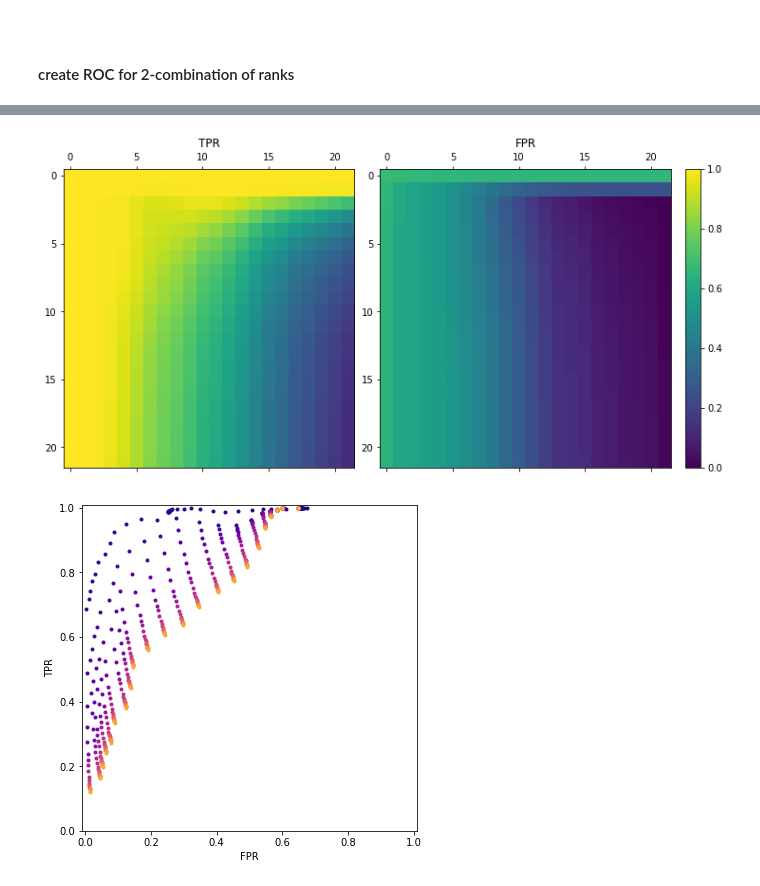
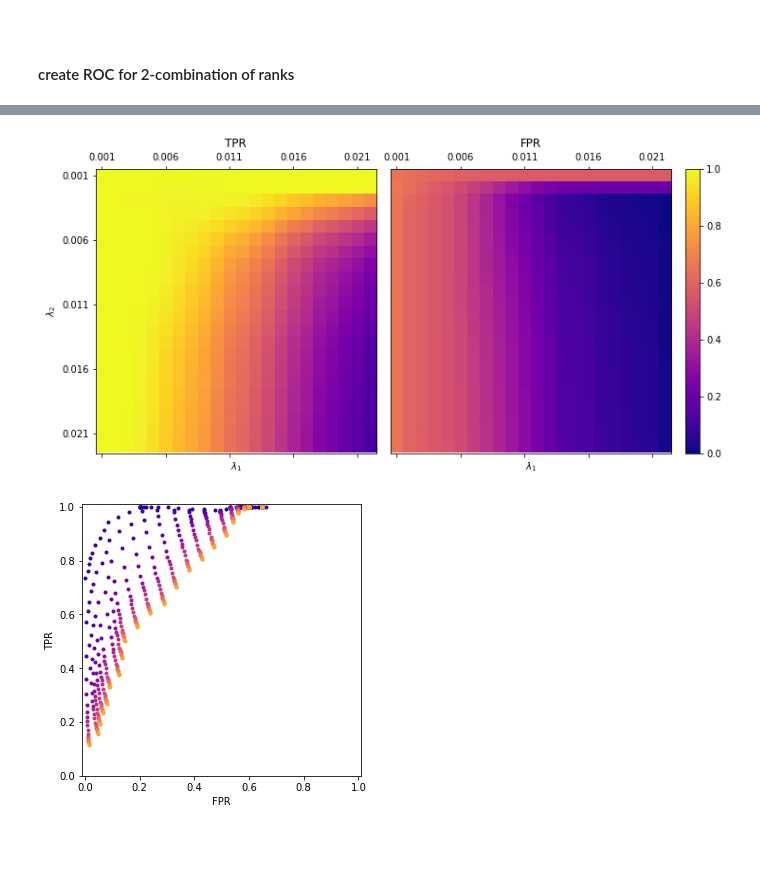
Before and after one commit to baronefr/rhavok-analysis, a Jupyter notebook: h02-forcing_features.ipynb, the cells around one changed output, grey strips where cells are left out. Cells and saved outputs as stored; diff of their text form; code cells hidden in the pictures; blank space fills up the shorter version.

```diff
--- a/h02-forcing_features.ipynb
+++ b/h02-forcing_features.ipynb
@@ -271,7 +275,7 @@ if do_rocs:
     n = len(thr_test)
     print("testing {} thresholds".format(n))
 
-    rank_test = [13, 14, 15, 16, 17, 18, 19, 20]
+    rank_test = [8,9,10,11,12,13, 15, 18, 19, 20]
     nr = len(rank_test)
     print("testing {} ranks".format(nr))
 
@@ -281,7 +285,7 @@ if do_rocs:
     for i, rr in enumerate(tqdm(rank_test)):
         # define the executable
         def ROC_vi(ithr):
-            return wrapped_roc_stats(active_by_thresh, xx, vv[:,rr], thres = ithr)
+            return wrapped_roc_stats(active_by_thresh, xx, vv[:,rr-1], thres = ithr)
 
         # call the multithreaded ROC
         tpr[i], fpr[i] = multithreaded_ROC(ROC_vi, thr_test)
@@ -298,7 +303,9 @@ tested 250 thresholds
 # %%
-plt.figure(figsize=(6,6))
+plt.figure(figsize=(5,5))
 
+ignore = []
 for i in range(nr):
+    if rank_test[i] in ignore: continue
     plt.plot(fpr[i], tpr[i], lw=2, c=this_cm(1.*i/nr), label=f'r = {rank_test[i]}')
 
 plt.xlim([-.01,1.01])
@@ -311,0 +319,14 @@ plt.show()
+# %%
+plt.figure(figsize=(5,5))
+
+ignore = [9,11,13]
+for i in range(nr):
+    if rank_test[i] in ignore: continue
+    plt.plot(fpr[i], tpr[i], lw=2, c=this_cm(1.*i/nr), label=f'r = {rank_test[i]}')
+
+plt.xlim([-.01,1.01])
+plt.ylim([0,1.01])
+plt.xlabel('FPR')
+plt.ylabel('TPR')
+plt.legend()
+plt.show()
@@ -319,5 +344,5 @@ if do_save_rocs:
 
 ## part 2 | **double hard thresholding**
 # %%
-selected_ranks = [vv[:,14], vv[:,19]]
+selected_ranks = [vv[:,9], vv[:,19]]
 # %%
@@ -375,18 +400,26 @@ else:
 # %%
+mappe = plt.get_cmap('plasma')
+
 fig, ax = plt.subplots(1, 2, constrained_layout=True, figsize=(10,5))
-ax[0].matshow(tpr_matrix, vmin=0, vmax=1, aspect='auto')
+ax[0].matshow(tpr_matrix, cmap = mappe, vmin=0, vmax=1, aspect='auto')
 ax[0].set_title('TPR')
+ax[0].set_xlabel(r'$\lambda_1$')
+ax[0].set_ylabel(r'$\lambda_2$')
+ax[0].set_xticks(range(0,nx,5), thr1[::5])
+ax[0].set_yticks(range(0,ny,5), thr2[::5])
 
-pc = ax[1].matshow(fpr_matrix, vmin=0, vmax=1, aspect='auto')
+pc = ax[1].matshow(fpr_matrix, cmap = mappe, vmin=0, vmax=1, aspect='auto')
 ax[1].set_title('FPR')
+ax[1].set_xlabel(r'$\lambda_1$')
+ax[1].set_xticks(range(0,nx,5), thr1[::5])
+ax[1].set_yticks([])
 
 fig.colorbar(pc, ax=ax[1])
 fig.show()
 # %% [output]
-[figure, old version]
+[figure, new version]
 # %%
-plt.figure(figsize=(6,6))
-mappe = plt.get_cmap('plasma')
+plt.figure(figsize=(5,5))
 
 for i in range(nx):
     plt.scatter(fpr_matrix[i], tpr_matrix[i], color=mappe(1.*i/(nx+4)), marker='.')
@@ -397,7 +430,7 @@ plt.xlabel('FPR')
 plt.ylabel('TPR')
 plt.show()
 # %% [output]
-[figure, old version]
+[figure, new version]
 # %%
 if do_save_rocs:
     np.savez(rocs_file.format('rdouble'), tpr=tpr_matrix, fpr=fpr_matrix,
```
Also changed, not shown: parts of 40 cells of this notebook, 2 other files.
